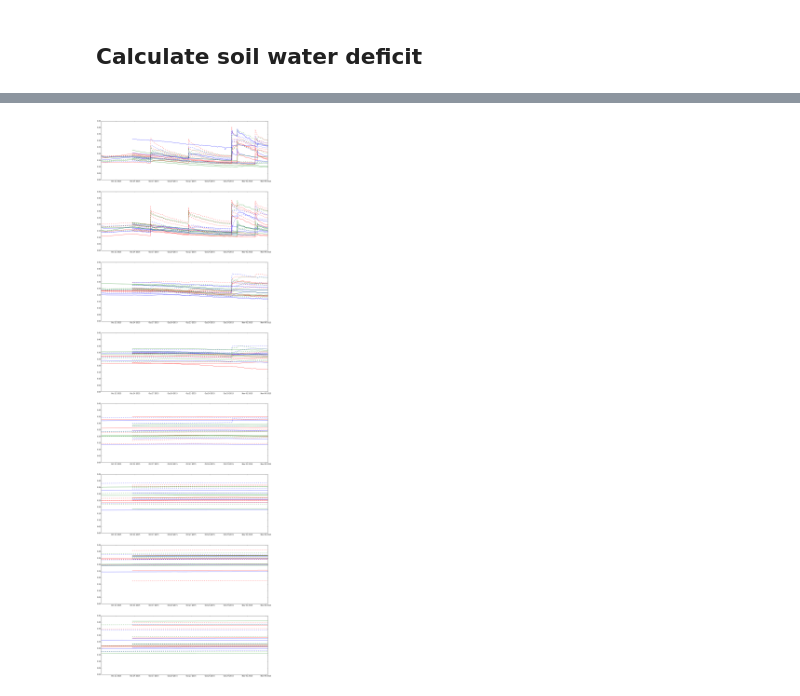
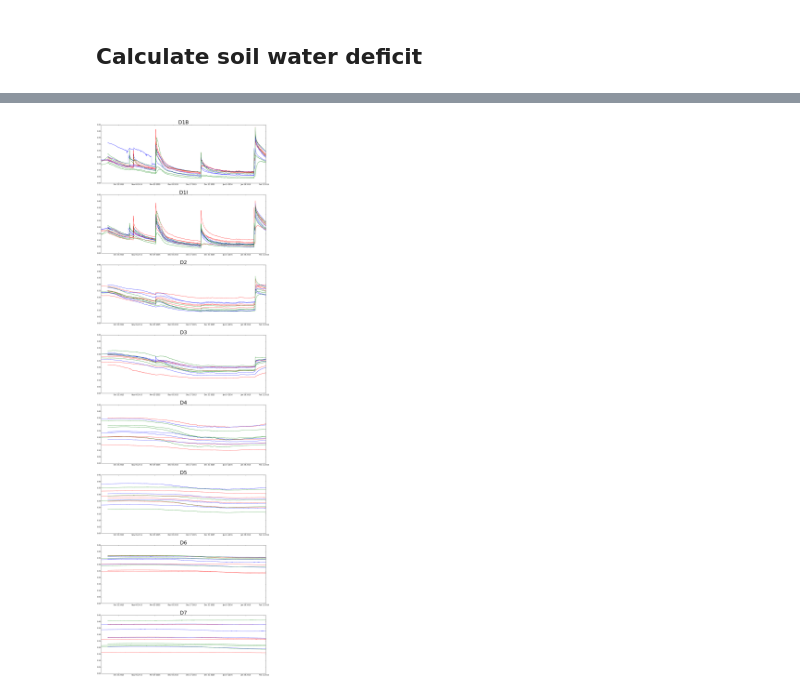
Before and after one commit to HamishBrownPFR/RainShelterWheat, a Jupyter notebook: SoilWaterAnalysis.ipynb, the cells around one changed output, grey strips where cells are left out. Cells and saved outputs as stored; diff of their text form; code cells hidden in the pictures.

```diff
--- a/SoilWaterAnalysis.ipynb
+++ b/SoilWaterAnalysis.ipynb
@@ -240,27 +148,28 @@ py.iplot(GraphData, filename = 'RainShelterWheat')
 # %%
 SoilWaterLayers = plt.figure(figsize = (18,60))
 Layers = ['D1B', 'D1I', 'D2', 'D3', 'D4', 'D5', 'D6', 'D7']
 Colors = ['r','b','g']
 NRates = ['0','50','250']
-IRates = ['Dryland','Irrigated']
+IRates = ['Dryland']#,'Irrigated']
 Lines = ['-','--']
 Position = 1
 for Layer in Layers:
     SoilWaterLayers.add_subplot(8,1,Position)
     ColorPosition = 0
     for NRate in NRates:
         LinePosition = 0
         for IRate in IRates:
             plt.plot(FieldData.ix[:,('VolumetricWaterContent',Layer,NRate,IRate)].index,
                     FieldData.ix[:,('VolumetricWaterContent',Layer,NRate,IRate)],
                     color = Colors[ColorPosition],
                     linestyle = Lines[LinePosition],
                     label = NRate + ' ' + IRate)
             LinePosition +=1
         ColorPosition +=1
     plt.ylim(0,.45)
+    plt.title(Layer, fontsize = 30)
     Position += 1
     if Position == 1:
         plt.legend(.1,.1)
 # %% [output]
-[figure, old version]
+[figure, new version]
```
Also changed, not shown: parts of 6 cells of this notebook, 1 other file.
